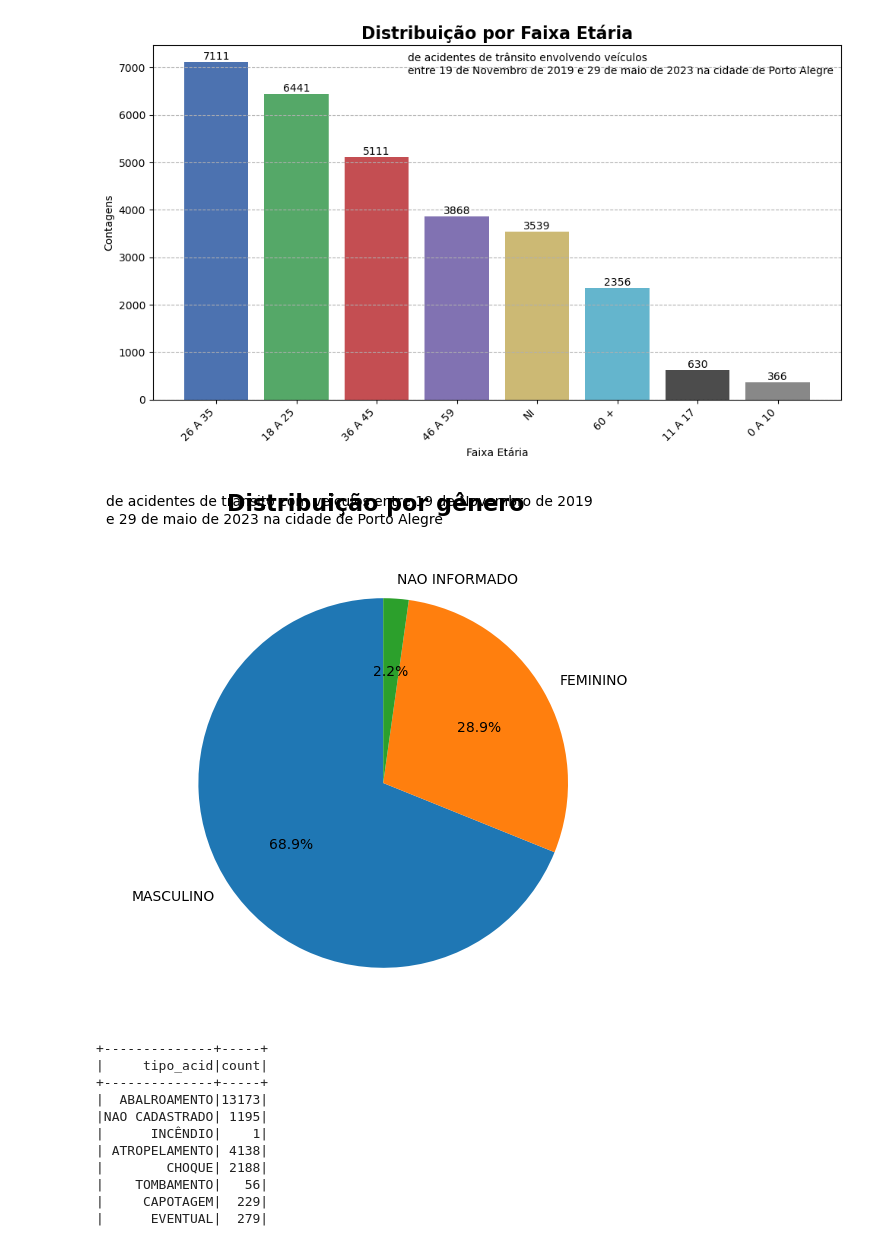
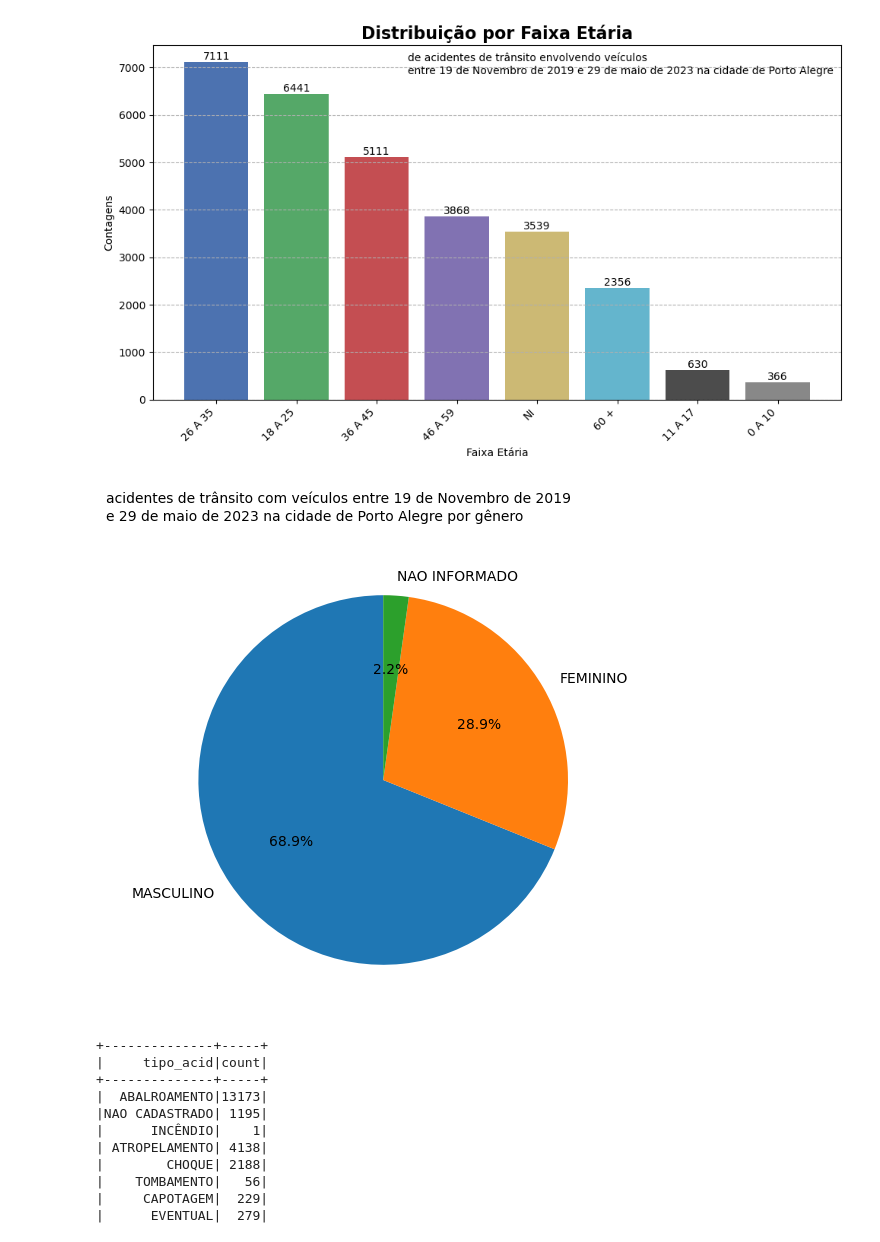
Before and after one commit to murillomasson/TrafficAccidentAnalysis, a Jupyter notebook: tests.ipynb, the cells around one changed output. Saved outputs shown, nothing was run; the diff lists cells and outputs as text; code cells hidden in the pictures.

```diff
--- a/tests.ipynb
+++ b/tests.ipynb
@@ -230,29 +232,28 @@ No artists with labels found to put in legend.  Note that artists whose label st
 # %%
 # ___2ND ANALYSIS - BY GENDER
 
 # Filter out rows where gender is blank
 filtered_df_gender = df.filter(df['sexo'] != '')
 gender_counts = filtered_df_gender.groupBy('sexo').count().orderBy(desc("count"))
 
 # Plot:
 values = [row['count'] for row in gender_counts.collect()]
 labels = [row['sexo'] for row in gender_counts.collect()]
 
 # Configurar o tamanho da figura
 plt.figure(figsize=(6, 6))
 
 # Plotar o gráfico de pizza
 plt.pie(values, labels=labels, autopct='%1.1f%%', startangle=90)
 
 # Adicionar título ao gráfico
-plt.suptitle('Distribuição por gênero', fontsize=16, fontweight='bold')
-plt.text(-1.5, 1.5, f'de acidentes de trânsito com veículos entre 19 de Novembro de 2019', fontsize=10)
-plt.text(-1.5, 1.4, f'e {now} na cidade de Porto Alegre', fontsize=10)
+plt.text(-1.5, 1.5, f'acidentes de trânsito com veículos entre 19 de Novembro de 2019', fontsize=10)
+plt.text(-1.5, 1.4, f'e {now} na cidade de Porto Alegre por gênero', fontsize=10)
 
 # Exibir o gráfico
 plt.show()
 # %% [output]
-[figure, old version]
+[figure, new version]
 # %%
 # ___3RD ANALYSIS - BY TYPE OF ACCIDENT
 
```
Also changed, not shown: parts of 1 cell of this notebook.
